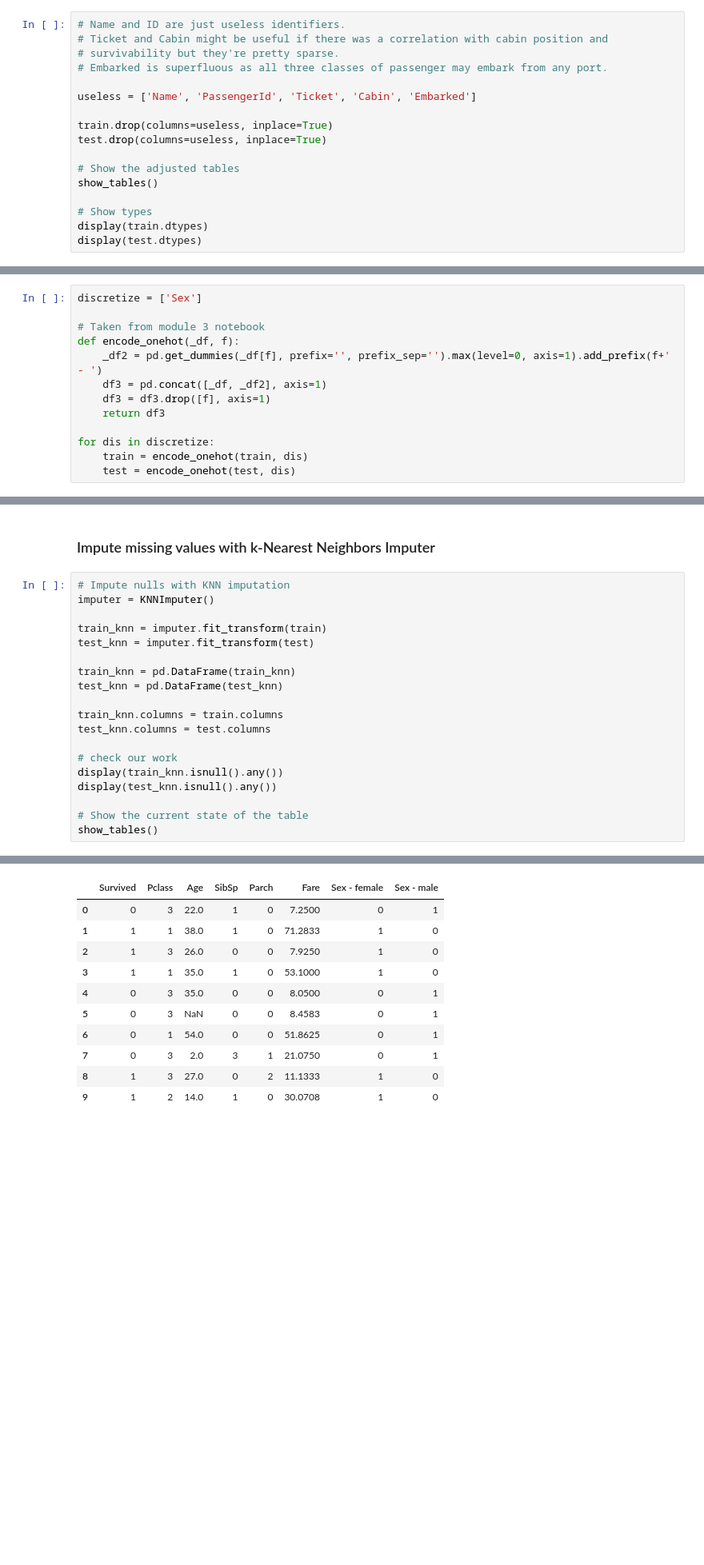
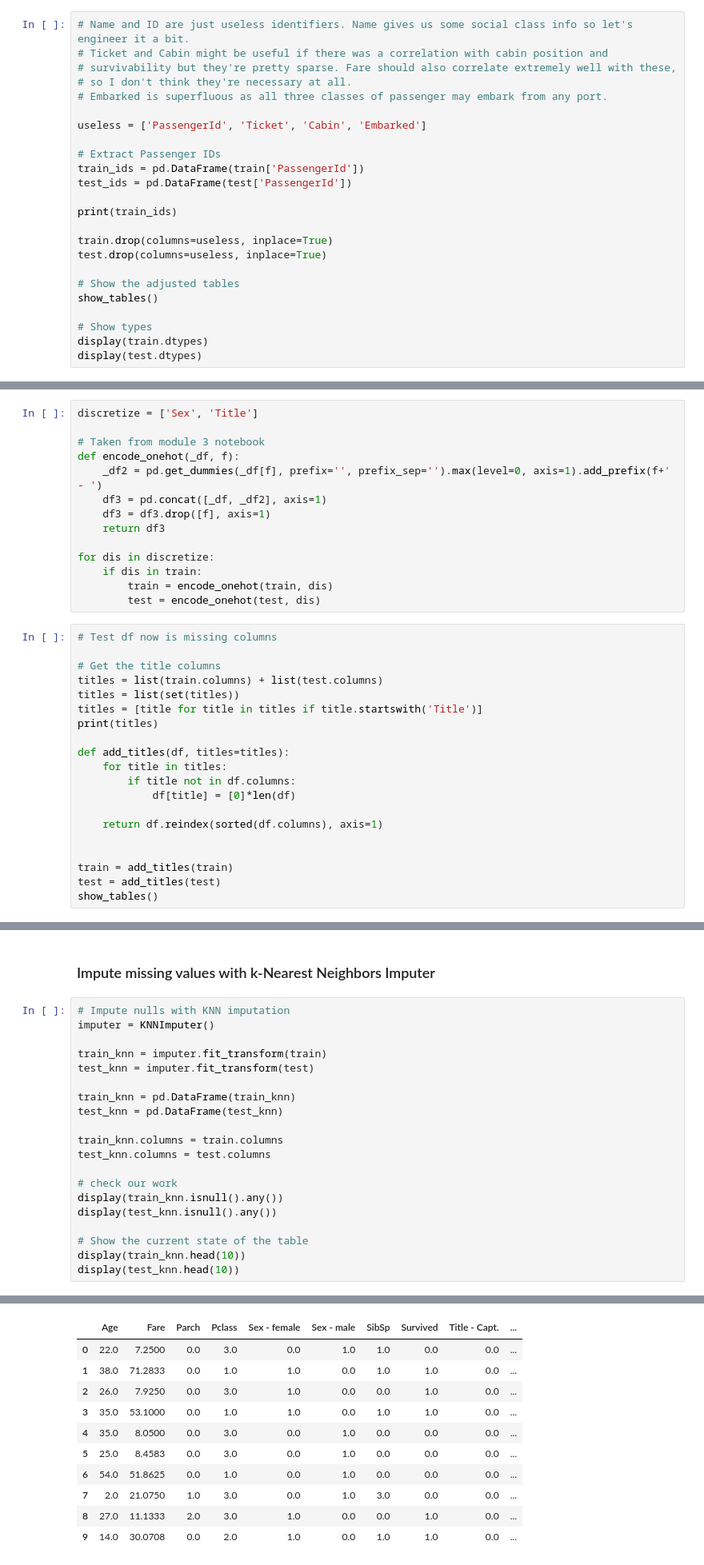
Before and after one commit to WillMc93/EN.705.601, a Jupyter notebook: McElhenney-Assign05.ipynb, the cells around one changed output, grey strips where cells are left out. Shown at 80% size. Cells and saved outputs as stored; diff of their text form; blank space fills up the shorter version.

```diff
--- a/McElhenney-Assign05.ipynb
+++ b/McElhenney-Assign05.ipynb
@@ -87,12 +77,19 @@ show_tables()
 
 I had some duplicate checking here earlier, but I removed it because there don't appear to be duplicates in the data. That could be from clerical errors, but my results are pretty good.
 # %%
-# Name and ID are just useless identifiers.
+# Name and ID are just useless identifiers. Name gives us some social class info so let's engineer it a bit.
 # Ticket and Cabin might be useful if there was a correlation with cabin position and
-# survivability but they're pretty sparse.
+# survivability but they're pretty sparse. Fare should also correlate extremely well with these,
+# so I don't think they're necessary at all.
 # Embarked is superfluous as all three classes of passenger may embark from any port.
 
-useless = ['Name', 'PassengerId', 'Ticket', 'Cabin', 'Embarked']
+useless = ['PassengerId', 'Ticket', 'Cabin', 'Embarked']
+
+# Extract Passenger IDs
+train_ids = pd.DataFrame(train['PassengerId'])
+test_ids = pd.DataFrame(test['PassengerId'])
+
+print(train_ids)
 
 train.drop(columns=useless, inplace=True)
 test.drop(columns=useless, inplace=True)
@@ -209,7 +232,7 @@ display(test[test['Fare'].isnull()].head())
 
 Only thing that needs to be discretized after dropping columns is 'Sex'
 # %%
-discretize = ['Sex']
+discretize = ['Sex', 'Title']
 
 # Taken from module 3 notebook
 def encode_onehot(_df, f):
@@ -219,5 +242,26 @@ def encode_onehot(_df, f):
     return df3
 
 for dis in discretize:
-    train = encode_onehot(train, dis)
-    test = encode_onehot(test, dis)
+    if dis in train:
+        train = encode_onehot(train, dis)
+        test = encode_onehot(test, dis)
+# %%
+# Test df now is missing columns
+
+# Get the title columns
+titles = list(train.columns) + list(test.columns)
+titles = list(set(titles))
+titles = [title for title in titles if title.startswith('Title')]
+print(titles)
+
+def add_titles(df, titles=titles):
+    for title in titles:
+        if title not in df.columns:
+            df[title] = [0]*len(df)
+
+    return df.reindex(sorted(df.columns), axis=1)
+
+
+train = add_titles(train)
+test = add_titles(test)
+show_tables()
@@ -241,5 +311,6 @@ display(train_knn.isnull().any())
 display(test_knn.isnull().any())
 
 # Show the current state of the table
-show_tables()
+display(train_knn.head(10))
+display(test_knn.head(10))
 # %% [output]
@@ -262,12 +350,12 @@ Sex - male      False
 dtype: bool
-|  | Survived | Pclass | Age | SibSp | Parch | Fare | Sex - female | Sex - male |
-| 0 | 0 | 3 | 22.0 | 1 | 0 | 7.2500 | 0 | 1 |
-| 1 | 1 | 1 | 38.0 | 1 | 0 | 71.2833 | 1 | 0 |
-| 2 | 1 | 3 | 26.0 | 0 | 0 | 7.9250 | 1 | 0 |
-| 3 | 1 | 1 | 35.0 | 1 | 0 | 53.1000 | 1 | 0 |
-| 4 | 0 | 3 | 35.0 | 0 | 0 | 8.0500 | 0 | 1 |
-| 5 | 0 | 3 | NaN | 0 | 0 | 8.4583 | 0 | 1 |
-| 6 | 0 | 1 | 54.0 | 0 | 0 | 51.8625 | 0 | 1 |
-| 7 | 0 | 3 | 2.0 | 3 | 1 | 21.0750 | 0 | 1 |
-| 8 | 1 | 3 | 27.0 | 0 | 2 | 11.1333 | 1 | 0 |
-| 9 | 1 | 2 | 14.0 | 1 | 0 | 30.0708 | 1 | 0 |
+|  | Age | Fare | Parch | Pclass | Sex - female | Sex - male | SibSp | Survived | Title - Capt. | ... |
+| 0 | 22.0 | 7.2500 | 0.0 | 3.0 | 0.0 | 1.0 | 1.0 | 0.0 | 0.0 | ... |
+| 1 | 38.0 | 71.2833 | 0.0 | 1.0 | 1.0 | 0.0 | 1.0 | 1.0 | 0.0 | ... |
+| 2 | 26.0 | 7.9250 | 0.0 | 3.0 | 1.0 | 0.0 | 0.0 | 1.0 | 0.0 | ... |
+| 3 | 35.0 | 53.1000 | 0.0 | 1.0 | 1.0 | 0.0 | 1.0 | 1.0 | 0.0 | ... |
+| 4 | 35.0 | 8.0500 | 0.0 | 3.0 | 0.0 | 1.0 | 0.0 | 0.0 | 0.0 | ... |
+| 5 | 25.0 | 8.4583 | 0.0 | 3.0 | 0.0 | 1.0 | 0.0 | 0.0 | 0.0 | ... |
+| 6 | 54.0 | 51.8625 | 0.0 | 1.0 | 0.0 | 1.0 | 0.0 | 0.0 | 0.0 | ... |
+| 7 | 2.0 | 21.0750 | 1.0 | 3.0 | 0.0 | 1.0 | 3.0 | 0.0 | 0.0 | ... |
+| 8 | 27.0 | 11.1333 | 2.0 | 3.0 | 1.0 | 0.0 | 0.0 | 1.0 | 0.0 | ... |
+| 9 | 14.0 | 30.0708 | 0.0 | 2.0 | 1.0 | 0.0 | 1.0 | 1.0 | 0.0 | ... |
```
Also changed, not shown: parts of 11 cells of this notebook, 2 other files.
